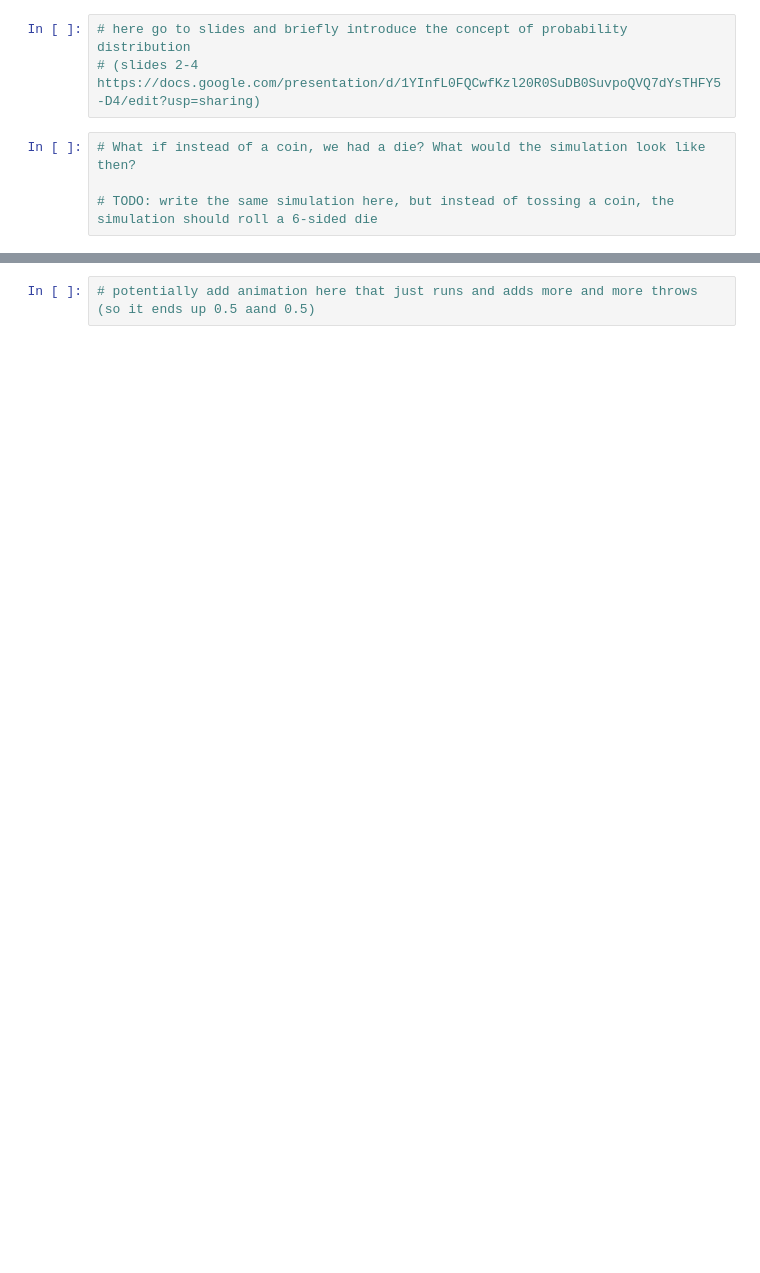
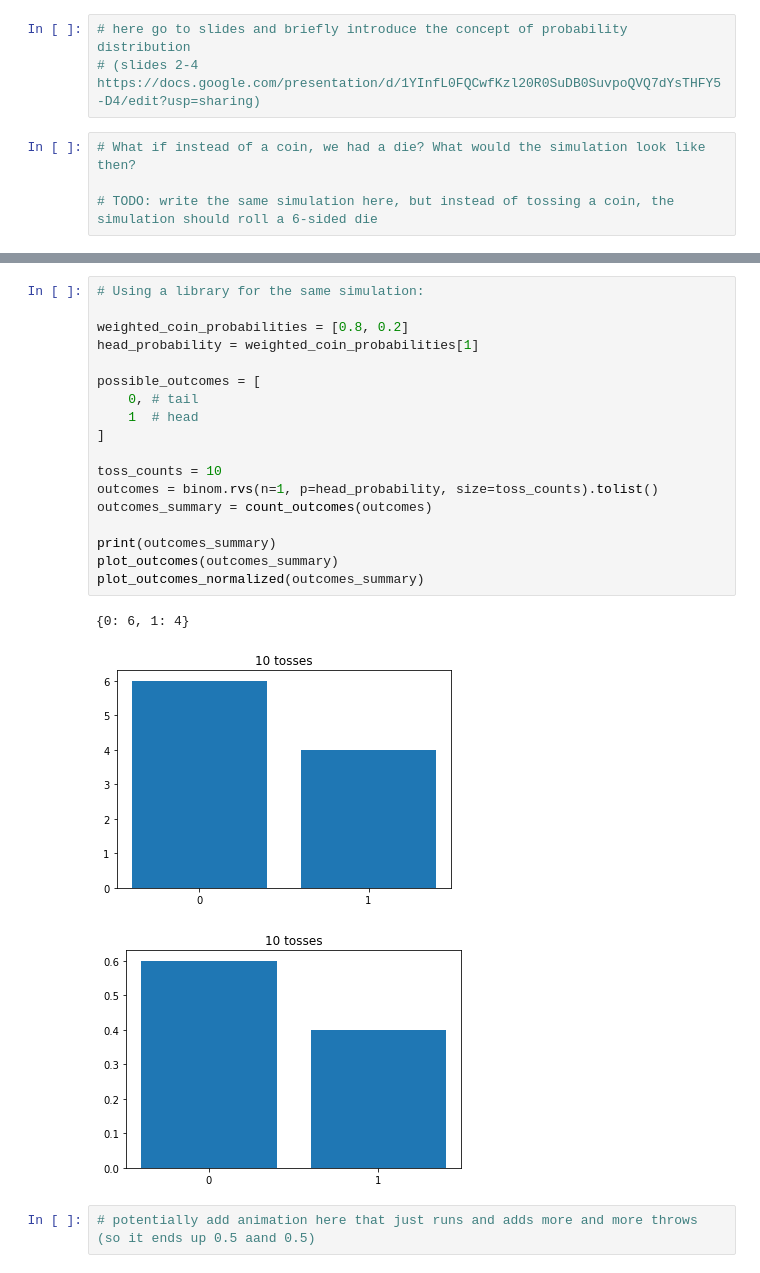
Before and after one commit to uio-bmi/stats_for_cs, a Jupyter notebook: ProbabilityIntro.ipynb, the cells around one changed output, grey strips where cells are left out. Cells and saved outputs as stored; diff of their text form; blank space fills up the shorter version.

```diff
--- a/ProbabilityIntro.ipynb
+++ b/ProbabilityIntro.ipynb
@@ -86,2 +115,24 @@ plot_outcomes_normalized(outcomes_summary)
+# %%
+# Using a library for the same simulation:
+
+weighted_coin_probabilities = [0.8, 0.2]
+head_probability = weighted_coin_probabilities[1]
+
+possible_outcomes = [
+    0, # tail
+    1  # head
+]
+
+toss_counts = 10
+outcomes = binom.rvs(n=1, p=head_probability, size=toss_counts).tolist()
+outcomes_summary = count_outcomes(outcomes)
+
+print(outcomes_summary)
+plot_outcomes(outcomes_summary)
+plot_outcomes_normalized(outcomes_summary)
+# %% [output]
+{0: 6, 1: 4}
+[figure, added]
+[figure, added]
 # %%
 # potentially add animation here that just runs and adds more and more throws (so it ends up 0.5 aand 0.5)
```
Also changed, not shown: parts of 7 cells of this notebook, 1 other file.
